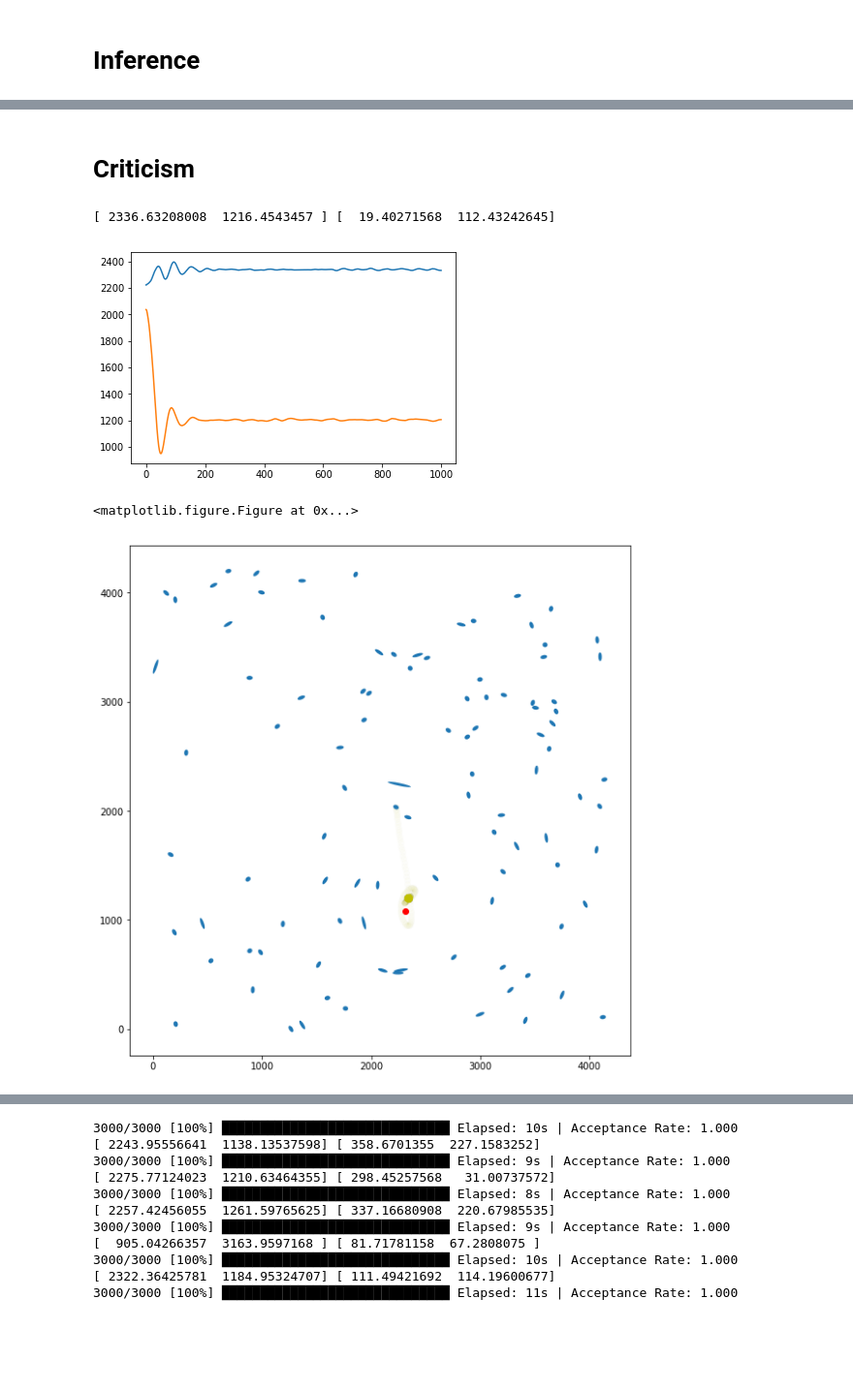
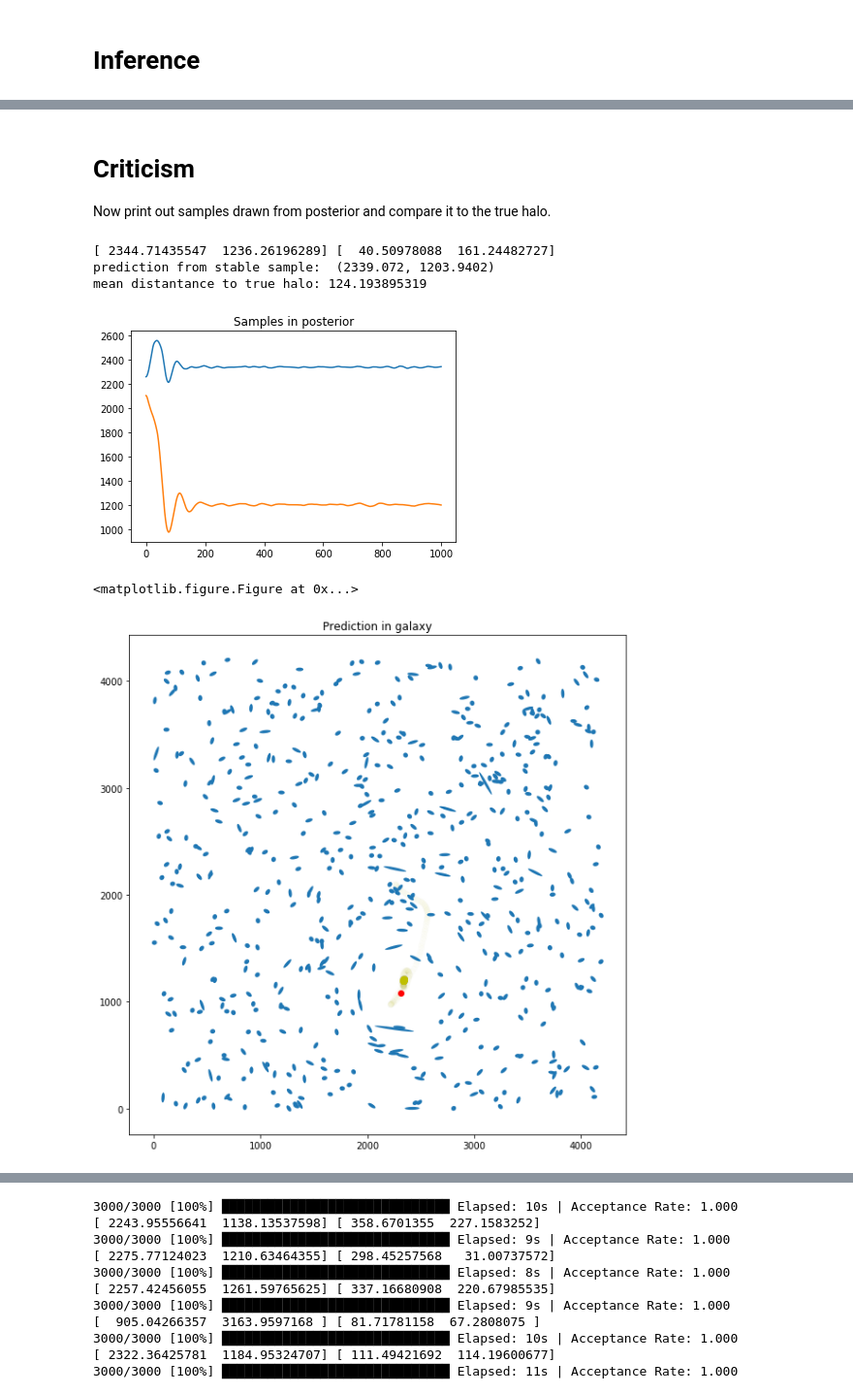
Before and after one commit to HTplex/probp.finalproject, a Jupyter notebook: 2.3-H.ipynb, the cells around one changed output, grey strips where cells are left out. Shown at 97% size. Saved outputs shown, nothing was run; the diff lists cells and outputs as text; code cells hidden in the pictures; blank space fills up the shorter version.

```diff
--- a/2.3-H.ipynb
+++ b/2.3-H.ipynb
@@ -204,40 +202,47 @@ inference.run(step_size=15.)
-# %% [markdown]
-# Criticism
+# %% [markdown]
+# Criticism
+Now print out samples drawn from posterior and compare it to the true halo.
 # %%
 def draw_sky(galaxies):
     """adapted from Vishal Goklani"""
     size_multiplier = 45
     fig = plt.figure(figsize=(10, 10))
     ax = fig.add_subplot(111, aspect='equal')
     n = galaxies.shape[0]
     for i in range(n):
         _g = galaxies[i, :]
         x, y = _g[0], _g[1]
         d = np.sqrt(_g[2]**2 + _g[3]**2)
         a = 1.0 / (1 - d)
         b = 1.0 / (1 + d)
         theta = np.degrees(np.arctan2(_g[3], _g[2]) * 0.5)
         ax.add_patch(Ellipse(xy=(x, y), width=size_multiplier * a,
                      height=size_multiplier * b, angle=theta))
     ax.autoscale_view(tight=True)
     return fig
 
 mean, stddev = sess.run([q_halo_pos_xy.mean(), q_halo_pos_xy.stddev()])
 print(mean, stddev)
 samples = sess.run(q_halo_pos_xy.params)
-# plt.hist(samples, bins='auto')
-# plt.show()
+pred = samples[-500:, 0].mean(), samples[-500:, 1].mean()
+print('prediction from stable sample: ', pred)
+print('mean distantance to true halo:', np.sqrt(np.sum((
+      all_sky_halo[sky_num, 2:4] - pred) ** 2)))
 
 # Trace plot.
+plt.title("Samples in posterior")
 plt.plot(samples)
 plt.show()
 plt.clf()
-fig = draw_sky(all_sky_star[sky_num][:100, 1:])
+fig = draw_sky(all_sky_star[sky_num][:, 1:])
+plt.title("Prediction in galaxy")
 plt.scatter(samples[:, 0], samples[:, 1], alpha=0.015, c="y")
 plt.scatter(all_sky_halo[sky_num, 2], all_sky_halo[sky_num, 3], c="r")
 plt.show()
 # %% [output]
-[ 2336.63208008  1216.4543457 ] [  19.40271568  112.43242645]
+[ 2344.71435547  1236.26196289] [  40.50978088  161.24482727]
+prediction from stable sample:  (2339.072, 1203.9402)
+mean distantance to true halo: 124.193895319
-[figure, old version]
+[figure, new version]
 <matplotlib.figure.Figure at 0x...>
-[figure, old version]
+[figure, new version]
```
Also changed, not shown: parts of 40 cells of this notebook.
